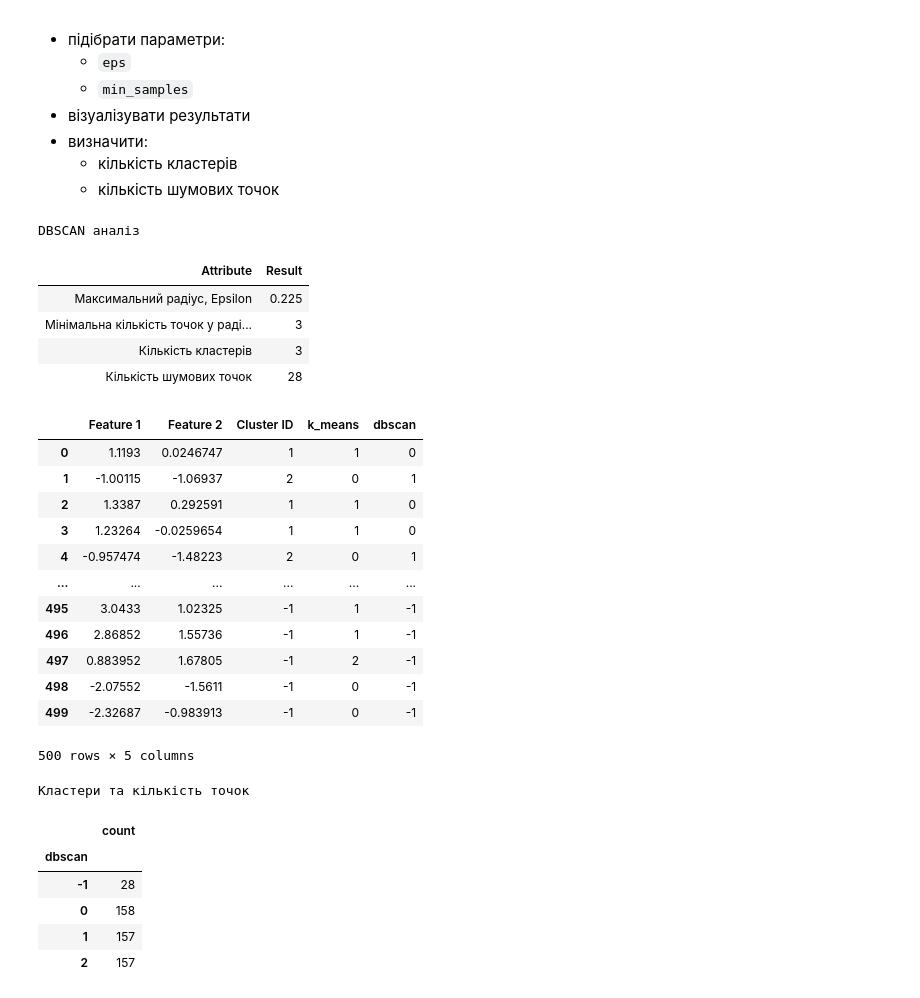
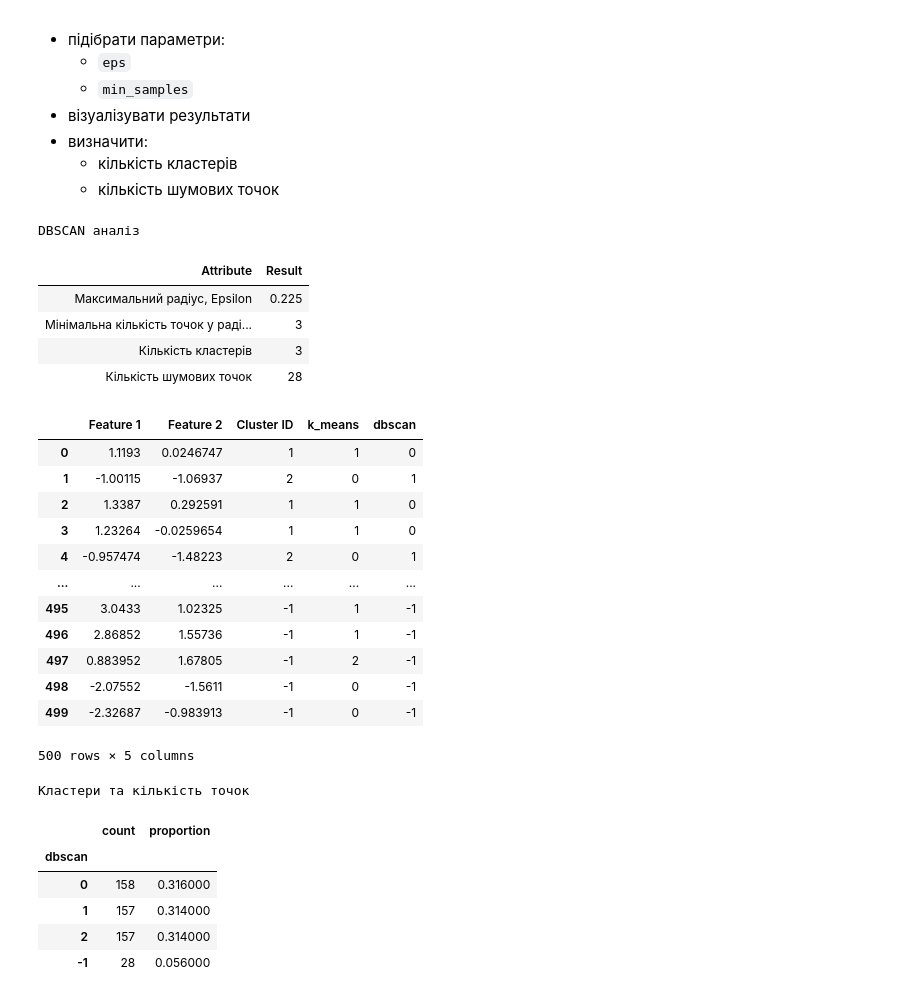
Before and after one commit to BogdanPinchuk/DataScience-PBY_HW19, a Jupyter notebook: Bohdan_Pinchuk_DS_HW19.ipynb, the cells around one changed output. Saved outputs shown, nothing was run; the diff lists cells and outputs as text; code cells hidden in the pictures.

```diff
--- a/Bohdan_Pinchuk_DS_HW19.ipynb
+++ b/Bohdan_Pinchuk_DS_HW19.ipynb
@@ -605,6 +611,7 @@ plt.show()
 # %%
 # DBSCAN
 
+import pandas as pd
 import apps.reporter as rpt
 from sklearn.cluster import DBSCAN
 
@@ -631,43 +638,43 @@ rp = rpt.Reporter()
 rp.add_item("Максимальний радіус, Epsilon", str(eps_opt))
 rp.add_item("Мінімальна кількість точок у радіусі, MinPts", str(min_samples_opt))
 rp.add_item("Кількість кластерів", str(n_clusters_dbscan))
 rp.add_item("Кількість шумових точок", str(n_noise_points_dbscan))
 
 # Print results
 rp.print_pd_report("DBSCAN аналіз")
 
 display(cluster_dataset_sc)
-display(cluster_dataset_sc.groupby(dbscan_col_name)
-        .size()
-        .to_frame(name='count')
-        .style.set_caption("Кластери та кількість точок"))
+display(pd.concat([
+    cluster_dataset_sc[dbscan_col_name].value_counts(),
+    cluster_dataset_sc[dbscan_col_name].value_counts(normalize=True),
+], axis=1).style.set_caption("Кластери та кількість точок"))
 # %% [output]
 DBSCAN аналіз
 | Attribute | Result |
 | Максимальний радіус, Epsilon | 0.225 |
 | Мінімальна кількість точок у раді... | 3 |
 | Кількість кластерів | 3 |
 | Кількість шумових точок | 28 |
 |  | Feature 1 | Feature 2 | Cluster ID | k_means | dbscan |
 | 0 | 1.1193 | 0.0246747 | 1 | 1 | 0 |
 | 1 | -1.00115 | -1.06937 | 2 | 0 | 1 |
 | 2 | 1.3387 | 0.292591 | 1 | 1 | 0 |
 | 3 | 1.23264 | -0.0259654 | 1 | 1 | 0 |
 | 4 | -0.957474 | -1.48223 | 2 | 0 | 1 |
 | ... | ... | ... | ... | ... | ... |
 | 495 | 3.0433 | 1.02325 | -1 | 1 | -1 |
 | 496 | 2.86852 | 1.55736 | -1 | 1 | -1 |
 | 497 | 0.883952 | 1.67805 | -1 | 2 | -1 |
 | 498 | -2.07552 | -1.5611 | -1 | 0 | -1 |
 | 499 | -2.32687 | -0.983913 | -1 | 0 | -1 |
 500 rows × 5 columns
 Кластери та кількість точок
-|  | count |
-| dbscan |  |
-| -1 | 28 |
-| 0 | 158 |
-| 1 | 157 |
-| 2 | 157 |
+|  | count | proportion |
+| dbscan |  |  |
+| 0 | 158 | 0.316000 |
+| 1 | 157 | 0.314000 |
+| 2 | 157 | 0.314000 |
+| -1 | 28 | 0.056000 |
 # %%
 # Graphic results
 
```
Also changed, not shown: parts of 3 cells of this notebook.
